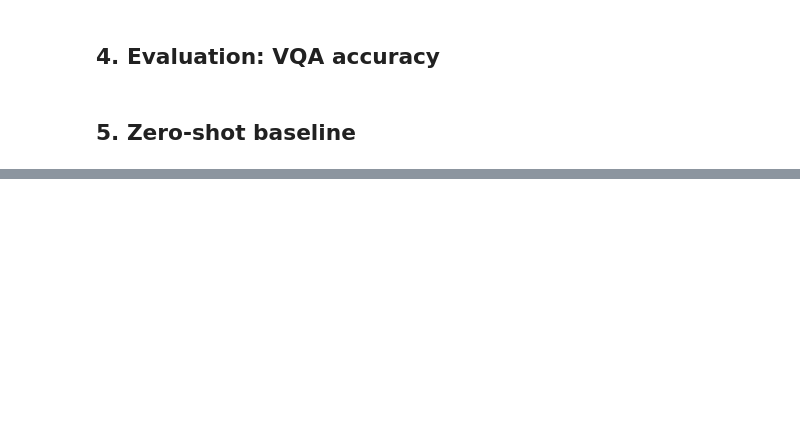
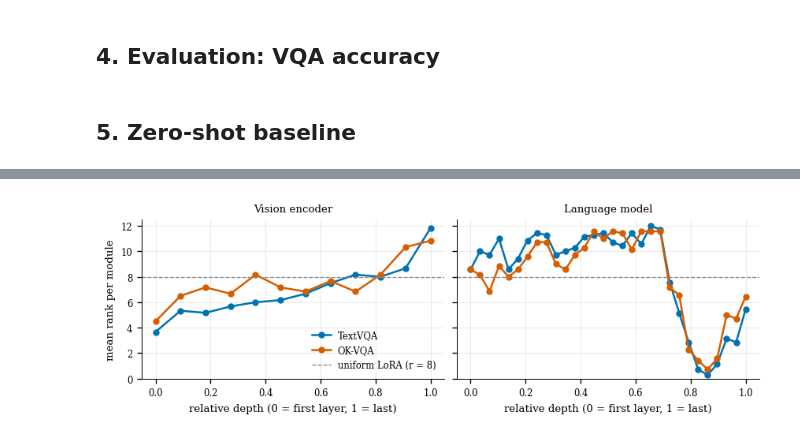
Before and after one commit to Sulojan2027/Vision_Coursework, a Jupyter notebook: Sem07_Deep_Learning_for_Vision/Assignment_1/part1.ipynb, the cells around one changed output, grey strips where cells are left out. Drawn from its saved outputs; the diff is of its cells as text; code cells hidden in the pictures; blank space fills up the shorter version.

```diff
--- a/Sem07_Deep_Learning_for_Vision/Assignment_1/part1.ipynb
+++ b/Sem07_Deep_Learning_for_Vision/Assignment_1/part1.ipynb
@@ -387,0 +558,15 @@ pd.DataFrame(BONUS).T
+# %%
+# Mean rank vs relative depth, per tower and task
+fig, axes = plt.subplots(1, 2, figsize=(7.0, 2.3), sharey=True, constrained_layout=True)
+for ax, c in zip(axes, ["vision", "text"]):
+    for t, d in AL.items():
+        g = d[d.component == c].groupby("layer")["rank"].mean()
+        ax.plot(g.index / g.index.max(), g.values, marker="o", color=TASK_COLOR[t], label=TASK_LABEL[t])
+    ax.axhline(CFG["target_r"], color="#888888", ls="--", lw=0.8, label=f"uniform LoRA (r = {CFG['target_r']})")
+    ax.set_title(TOWER_LABEL[c]); ax.set_xlabel("relative depth (0 = first layer, 1 = last)")
+    ax.set_ylim(0, CFG["init_r"] + 0.5)
+axes[0].set_ylabel("mean rank per module")
+axes[0].legend(frameon=False, loc="lower right")
+savefig(fig, "rank_vs_depth")
+# %% [output]
+[figure, added]
```
Also changed, not shown: parts of 53 cells of this notebook, 11 other files.
